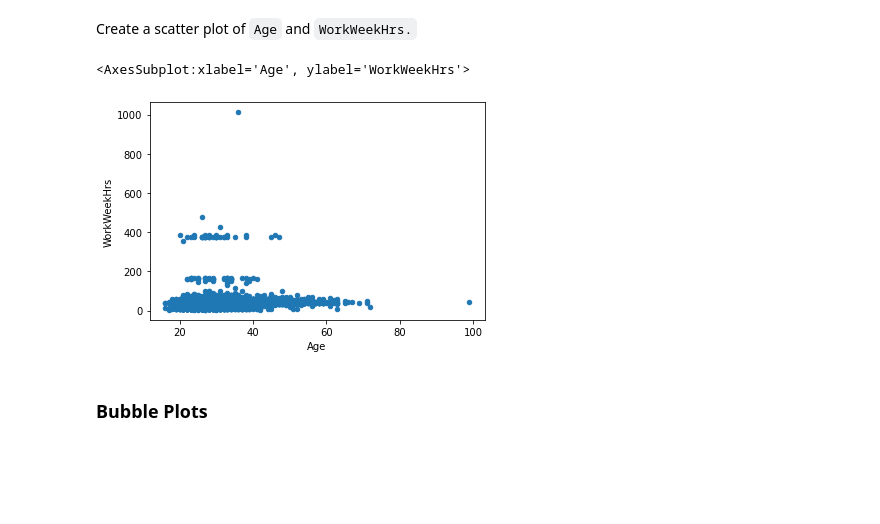
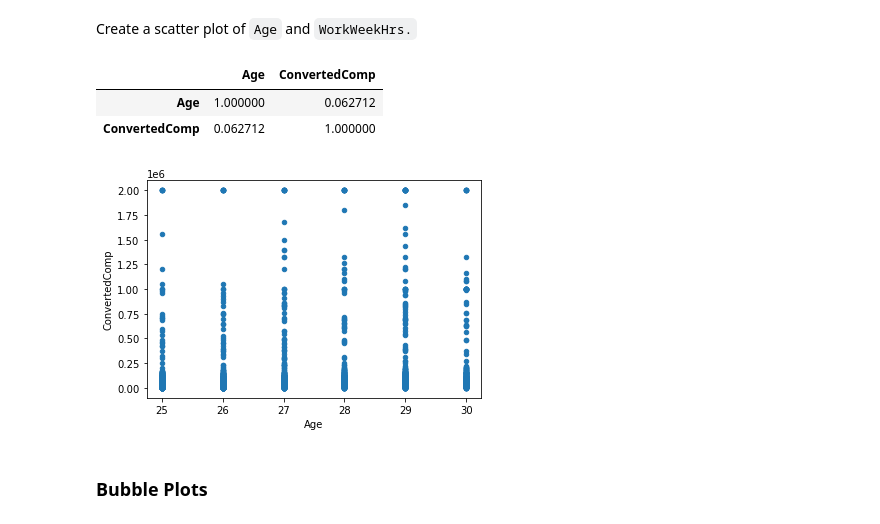
Before and after one commit to fazla95/Coursera_Capstone, a Jupyter notebook: week4nb.ipynb, the cells around one changed output. Saved outputs shown, nothing was run; the diff lists cells and outputs as text; code cells hidden in the pictures; blank space fills up the shorter version.

```diff
--- a/week4nb.ipynb
+++ b/week4nb.ipynb
@@ -199,15 +236,19 @@ Create a scatter plot of `Age` and `WorkWeekHrs.`
 # %%
 # your code goes here
 QUERY = """
-SELECT Age, WorkWeekHrs
+SELECT Age, ConvertedComp
 FROM master
+WHERE AGE BETWEEN 25 AND 30
 """
 
 df_aw = pd.read_sql_query(QUERY,conn)
-df_aw.plot.scatter(x = 'Age', y = 'WorkWeekHrs')
+df_aw.plot.scatter(x = 'Age', y = 'ConvertedComp')
+df_aw.corr()
 # %% [output]
-<AxesSubplot:xlabel='Age', ylabel='WorkWeekHrs'>
+|  | Age | ConvertedComp |
+| Age | 1.000000 | 0.062712 |
+| ConvertedComp | 0.062712 | 1.000000 |
-[figure, old version]
+[figure, new version]
 # %% [markdown]
 ### Bubble Plots
 # %% [markdown]
```
Also changed, not shown: parts of 7 cells of this notebook.
